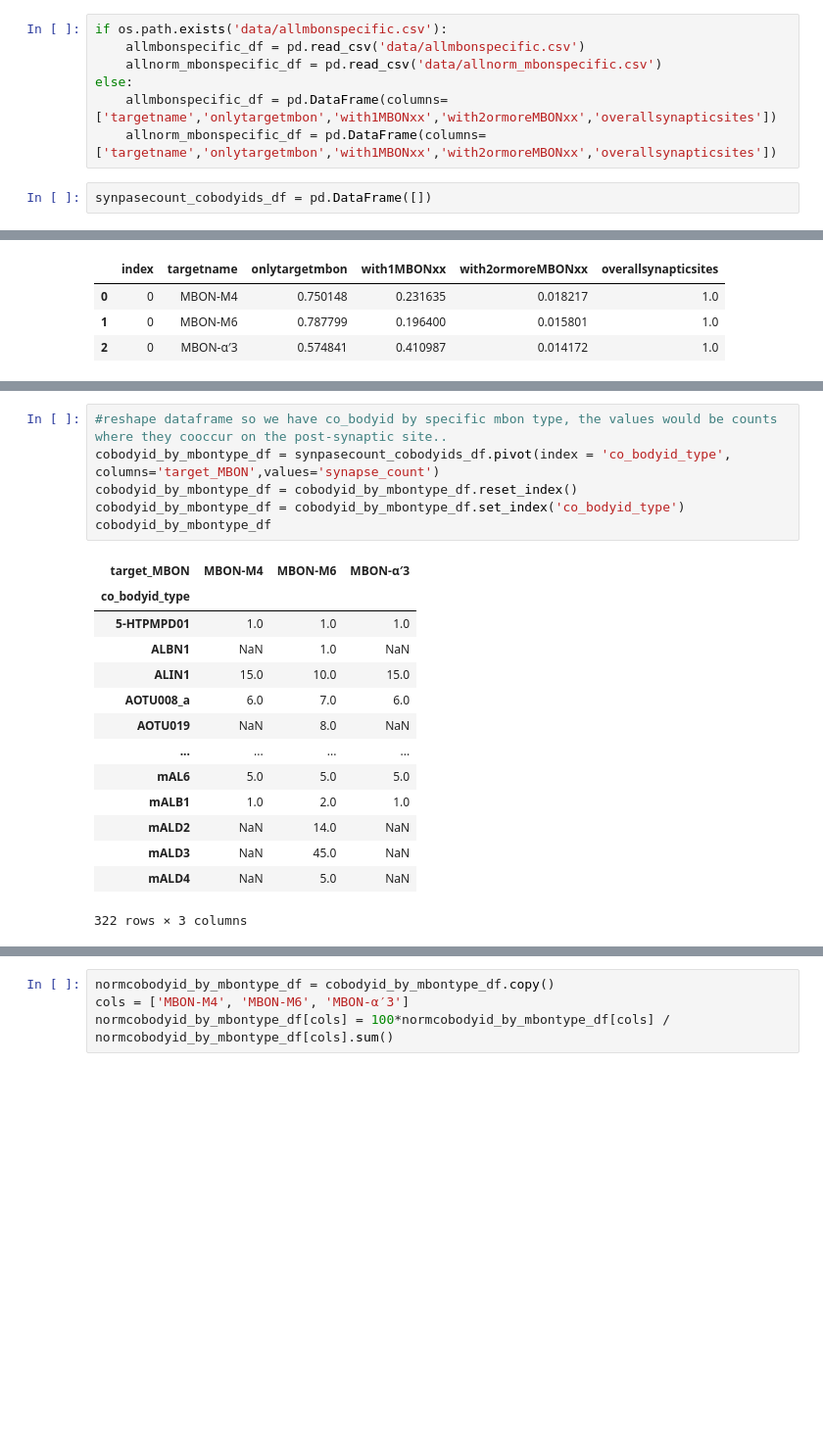
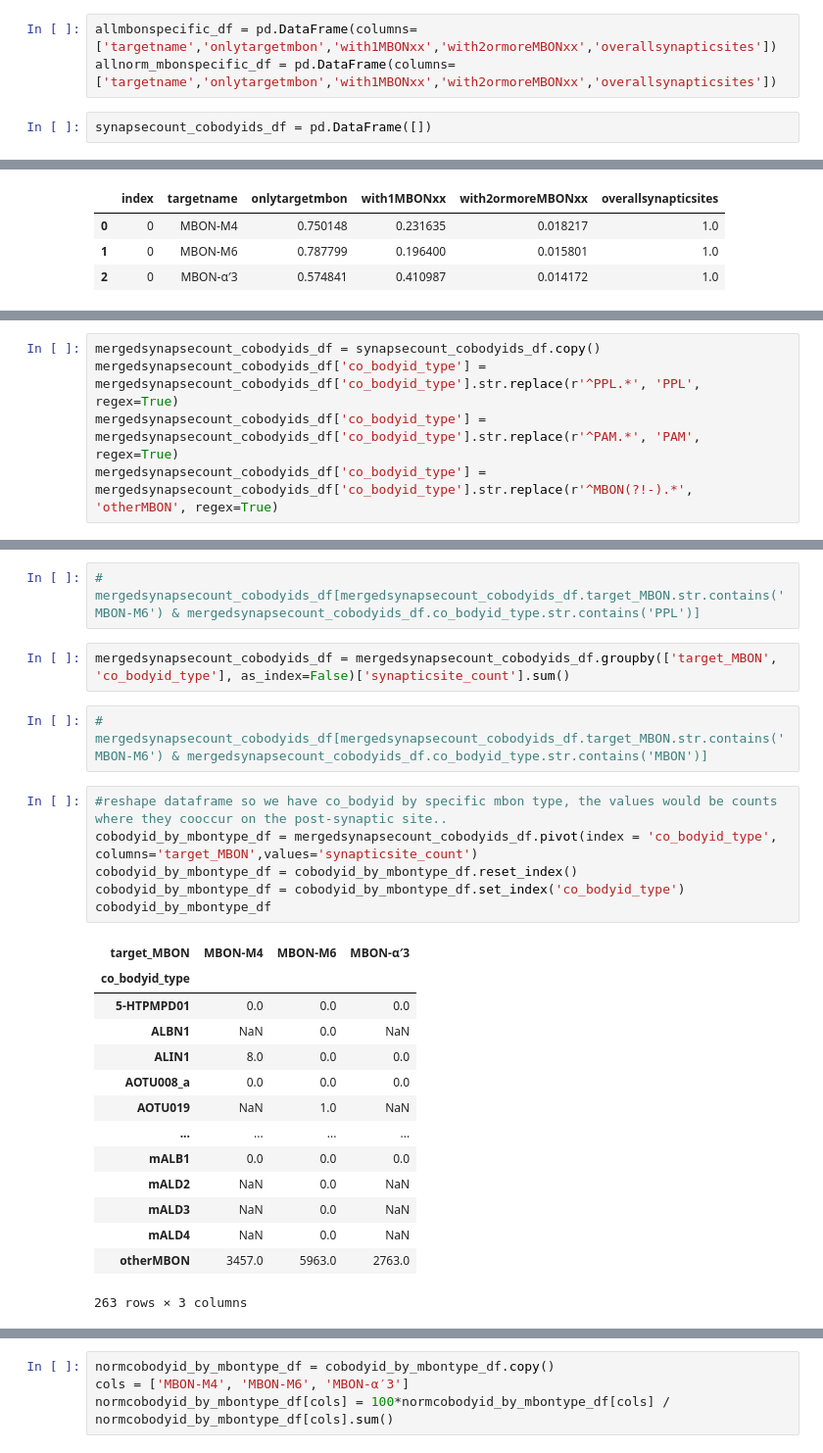
Before and after one commit to jagannathancolabs/2022_postsynapticplasticity, a Jupyter notebook: python/kcmbon_postsynapticspecificity.ipynb, the cells around one changed output, grey strips where cells are left out. Shown at 98% size. Saved outputs shown, nothing was run; the diff lists cells and outputs as text; blank space fills up the shorter version.

```diff
--- a/python/kcmbon_postsynapticspecificity.ipynb
+++ b/python/kcmbon_postsynapticspecificity.ipynb
@@ -317,12 +333,8 @@ papermbons_df
 # %%
-if os.path.exists('data/allmbonspecific.csv'):
-    allmbonspecific_df = pd.read_csv('data/allmbonspecific.csv')
-    allnorm_mbonspecific_df = pd.read_csv('data/allnorm_mbonspecific.csv')
-else:
-    allmbonspecific_df = pd.DataFrame(columns=['targetname','onlytargetmbon','with1MBONxx','with2ormoreMBONxx','overallsynapticsites'])
-    allnorm_mbonspecific_df = pd.DataFrame(columns=['targetname','onlytargetmbon','with1MBONxx','with2ormoreMBONxx','overallsynapticsites'])
+allmbonspecific_df = pd.DataFrame(columns=['targetname','onlytargetmbon','with1MBONxx','with2ormoreMBONxx','overallsynapticsites'])
+allnorm_mbonspecific_df = pd.DataFrame(columns=['targetname','onlytargetmbon','with1MBONxx','with2ormoreMBONxx','overallsynapticsites'])
 # %%
-synpasecount_cobodyids_df = pd.DataFrame([])
+synapsecount_cobodyids_df = pd.DataFrame([])
 # %%
 celltypeliterature_map = {}
 # %%
@@ -443,0 +540,5 @@ synpasecount_cobodyids_df
+# %%
+mergedsynapsecount_cobodyids_df = synapsecount_cobodyids_df.copy()
+mergedsynapsecount_cobodyids_df['co_bodyid_type'] = mergedsynapsecount_cobodyids_df['co_bodyid_type'].str.replace(r'^PPL.*', 'PPL', regex=True)
+mergedsynapsecount_cobodyids_df['co_bodyid_type'] = mergedsynapsecount_cobodyids_df['co_bodyid_type'].str.replace(r'^PAM.*', 'PAM', regex=True)
+mergedsynapsecount_cobodyids_df['co_bodyid_type'] = mergedsynapsecount_cobodyids_df['co_bodyid_type'].str.replace(r'^MBON(?!-).*', 'otherMBON', regex=True)
@@ -444,21 +547,27 @@ synpasecount_cobodyids_df
+# %%
+# mergedsynapsecount_cobodyids_df[mergedsynapsecount_cobodyids_df.target_MBON.str.contains('MBON-M6') & mergedsynapsecount_cobodyids_df.co_bodyid_type.str.contains('PPL')]
+# %%
+mergedsynapsecount_cobodyids_df = mergedsynapsecount_cobodyids_df.groupby(['target_MBON', 'co_bodyid_type'], as_index=False)['synapticsite_count'].sum()
+# %%
+# mergedsynapsecount_cobodyids_df[mergedsynapsecount_cobodyids_df.target_MBON.str.contains('MBON-M6') & mergedsynapsecount_cobodyids_df.co_bodyid_type.str.contains('MBON')]
 # %%
 #reshape dataframe so we have co_bodyid by specific mbon type, the values would be counts where they cooccur on the post-synaptic site..
-cobodyid_by_mbontype_df = synpasecount_cobodyids_df.pivot(index = 'co_bodyid_type', columns='target_MBON',values='synapse_count')
+cobodyid_by_mbontype_df = mergedsynapsecount_cobodyids_df.pivot(index = 'co_bodyid_type', columns='target_MBON',values='synapticsite_count')
 cobodyid_by_mbontype_df = cobodyid_by_mbontype_df.reset_index()
 cobodyid_by_mbontype_df = cobodyid_by_mbontype_df.set_index('co_bodyid_type')
 cobodyid_by_mbontype_df
 # %% [output]
 | target_MBON | MBON-M4 | MBON-M6 | MBON-α′3 |
 | co_bodyid_type |  |  |  |
-| 5-HTPMPD01 | 1.0 | 1.0 | 1.0 |
-| ALBN1 | NaN | 1.0 | NaN |
-| ALIN1 | 15.0 | 10.0 | 15.0 |
-| AOTU008_a | 6.0 | 7.0 | 6.0 |
-| AOTU019 | NaN | 8.0 | NaN |
+| 5-HTPMPD01 | 0.0 | 0.0 | 0.0 |
+| ALBN1 | NaN | 0.0 | NaN |
+| ALIN1 | 8.0 | 0.0 | 0.0 |
+| AOTU008_a | 0.0 | 0.0 | 0.0 |
+| AOTU019 | NaN | 1.0 | NaN |
 | ... | ... | ... | ... |
-| mAL6 | 5.0 | 5.0 | 5.0 |
-| mALB1 | 1.0 | 2.0 | 1.0 |
-| mALD2 | NaN | 14.0 | NaN |
-| mALD3 | NaN | 45.0 | NaN |
-| mALD4 | NaN | 5.0 | NaN |
+| mALB1 | 0.0 | 0.0 | 0.0 |
+| mALD2 | NaN | 0.0 | NaN |
+| mALD3 | NaN | 0.0 | NaN |
+| mALD4 | NaN | 0.0 | NaN |
+| otherMBON | 3457.0 | 5963.0 | 2763.0 |
-322 rows × 3 columns
+263 rows × 3 columns
```
Also changed, not shown: parts of 32 cells of this notebook, 12 other files.
